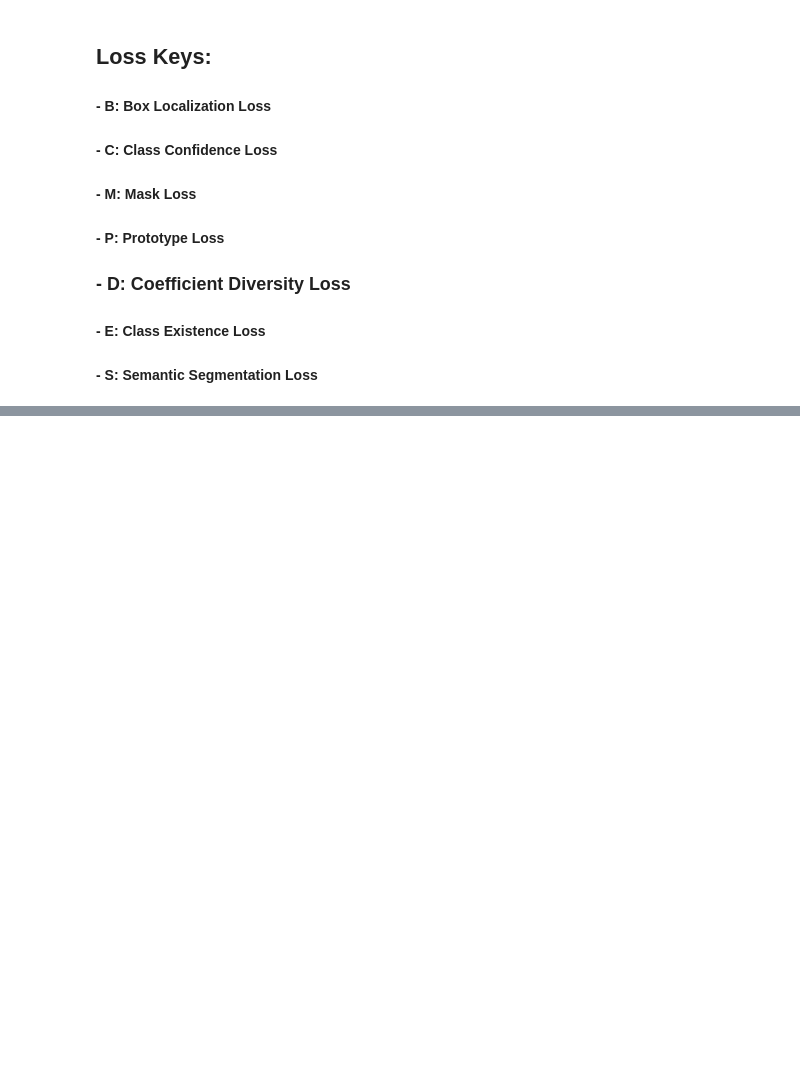
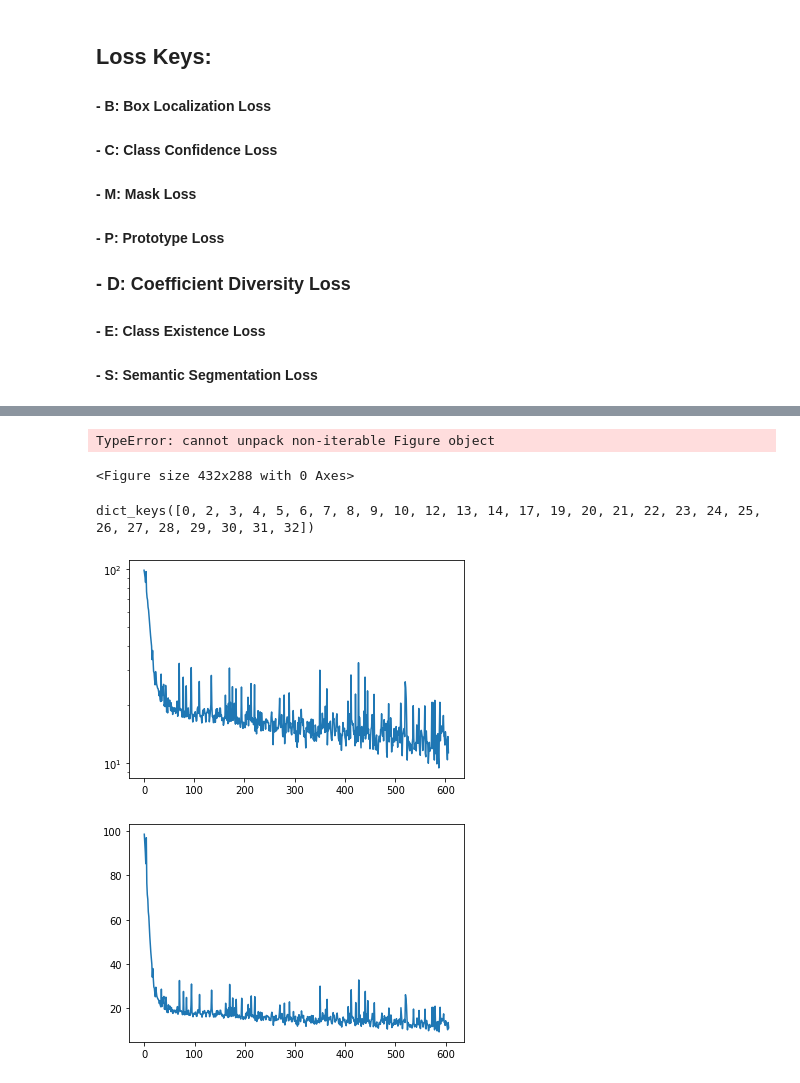
Before and after one commit to kogans1107/AR_yolact, a Jupyter notebook: Loss_Values_data.py.ipynb, the cells around one changed output, grey strips where cells are left out. Saved outputs shown, nothing was run; the diff lists cells and outputs as text; code cells hidden in the pictures; blank space fills up the shorter version.

```diff
--- a/Loss_Values_data.py.ipynb
+++ b/Loss_Values_data.py.ipynb
@@ -4,7 +4,7 @@ import pandas as pd
 # jupyter notebook --NotebookApp.iopub_data_rate_limit=10000000000
 # NotebookApp.iopub_data_rate_limit = 10000000
 # %%
-directory = "/home/basa/AR_yolact/"
+directory = "/home/basa/AR_yolact/logs/"
 with open(directory +"yolact_base-old.txt") as f:
     f =  f.readlines()
 f
@@ -152,2 +267,31 @@ plt.plot(dt_dic2_df[2]["M"])
+# %%
+ax,fig = plt.figure()
+fig = dt_dic2_df[2]["M"]
+y_min = dt_dic2_df[2]["B"].min()
+xpos = y.index(y_min)
+x_min = x[xpos]
+ax.annotate('local min', xy =(x_min,y_min), xytext = (x_min,y_min+5))
+plt.show()
+# %% [output]
+TypeError: cannot unpack non-iterable Figure object
+<Figure size 432x288 with 0 Axes>
+# %%
+dt_dic2_df.keys()
+# %% [output]
+dict_keys([0, 2, 3, 4, 5, 6, 7, 8, 9, 10, 12, 13, 14, 17, 19, 20, 21, 22, 23, 24, 25, 26, 27, 28, 29, 30, 31, 32])
+# %%
+# plt.plot(dt_dic2_df[2]["M"]
+# dt_dic2_df[2]["M"]
+# fig, ax = plt.subplots(2,2)
+# plt.plot(dt_dic2_df[2]["M"])
+# plt.annotate('min', xy = (0,0), xycoords ='data', xytext=(2,3),arrowprops= dict(facecolor='black', shrink=0.05))
+# plt.show()
+plt.semilogy(dt_dic2_df[32]["T"])
+plt.show()
+plt.plot(dt_dic2_df[32]["T"])
+plt.show()
+# %% [output]
+[figure, added]
+[figure, added]
 # %%
 plt.plot(dt_dic2_df[2]["S"])
```
Also changed, not shown: parts of 22 cells of this notebook.
